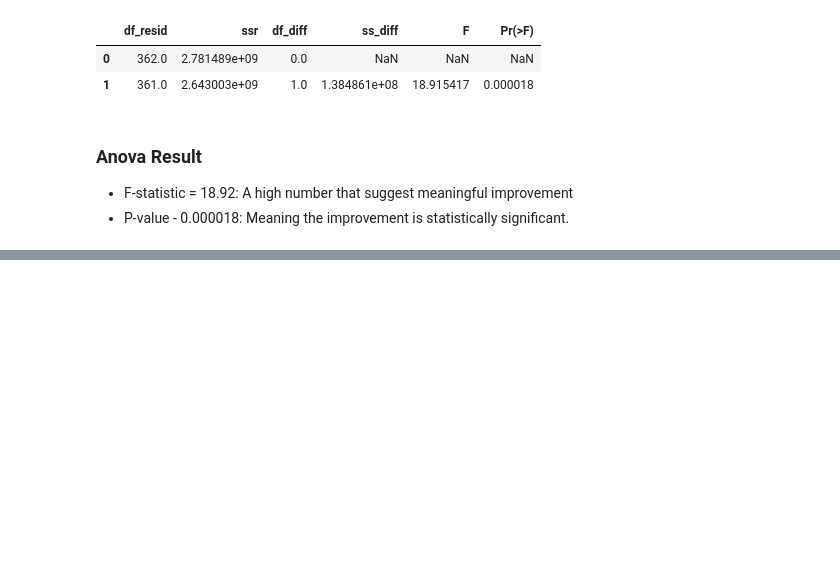
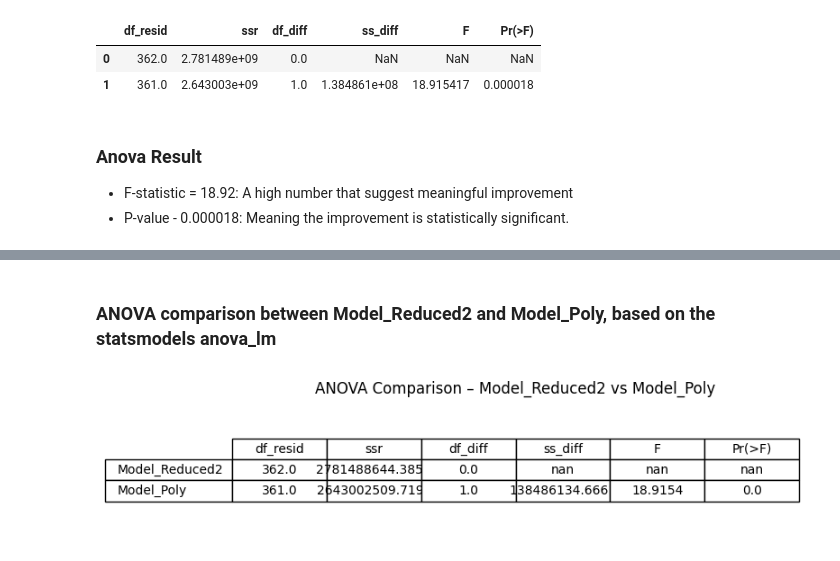
Before and after one commit to MatthieuGlemarec/SolarCast, a Jupyter notebook: Notebooks/02_Exploratory_Data_Analysis.ipynb, the cells around one changed output, grey strips where cells are left out. Drawn from its saved outputs; the diff is of its cells as text; code cells hidden in the pictures; blank space fills up the shorter version.

```diff
--- a/Notebooks/02_Exploratory_Data_Analysis.ipynb
+++ b/Notebooks/02_Exploratory_Data_Analysis.ipynb
@@ -1102,0 +1209,34 @@ anova_lm(results_reduced2, model_poly)
+# %% [markdown]
+### ANOVA comparison between Model_Reduced2 and Model_Poly, based on the statsmodels anova_lm
+# %%
+# Perform ANOVA
+anova_df = anova_lm(results_reduced2, model_poly)
+anova_df_rounded = anova_df.round(4)
+
+# Rename index rows for clarity
+anova_df_rounded.index = ['Model_Reduced2', 'Model_Poly']
+
+# Plot as a table
+fig, ax = plt.subplots(figsize=(8, 2))
+ax.axis('off')
+
+table = ax.table(
+    cellText=anova_df_rounded.values,
+    colLabels=anova_df_rounded.columns,
+    rowLabels=anova_df_rounded.index,
+    loc='center',
+    cellLoc='center'
+)
+
+table.scale(1, 1.5)
+table.auto_set_font_size(False)
+table.set_fontsize(10)
+
+plt.title('ANOVA Comparison – Model_Reduced2 vs Model_Poly', fontsize=12, pad=10)
+
+# Save figure
+plt.tight_layout()
+plt.savefig('../Outputs/Figures/Diagnostics/Fig9_ANOVA_Comparison_Table.png', dpi=300)
+plt.show()
+# %% [output]
+[figure, added]
```
Also changed, not shown: parts of 26 cells of this notebook, 1 other file.
